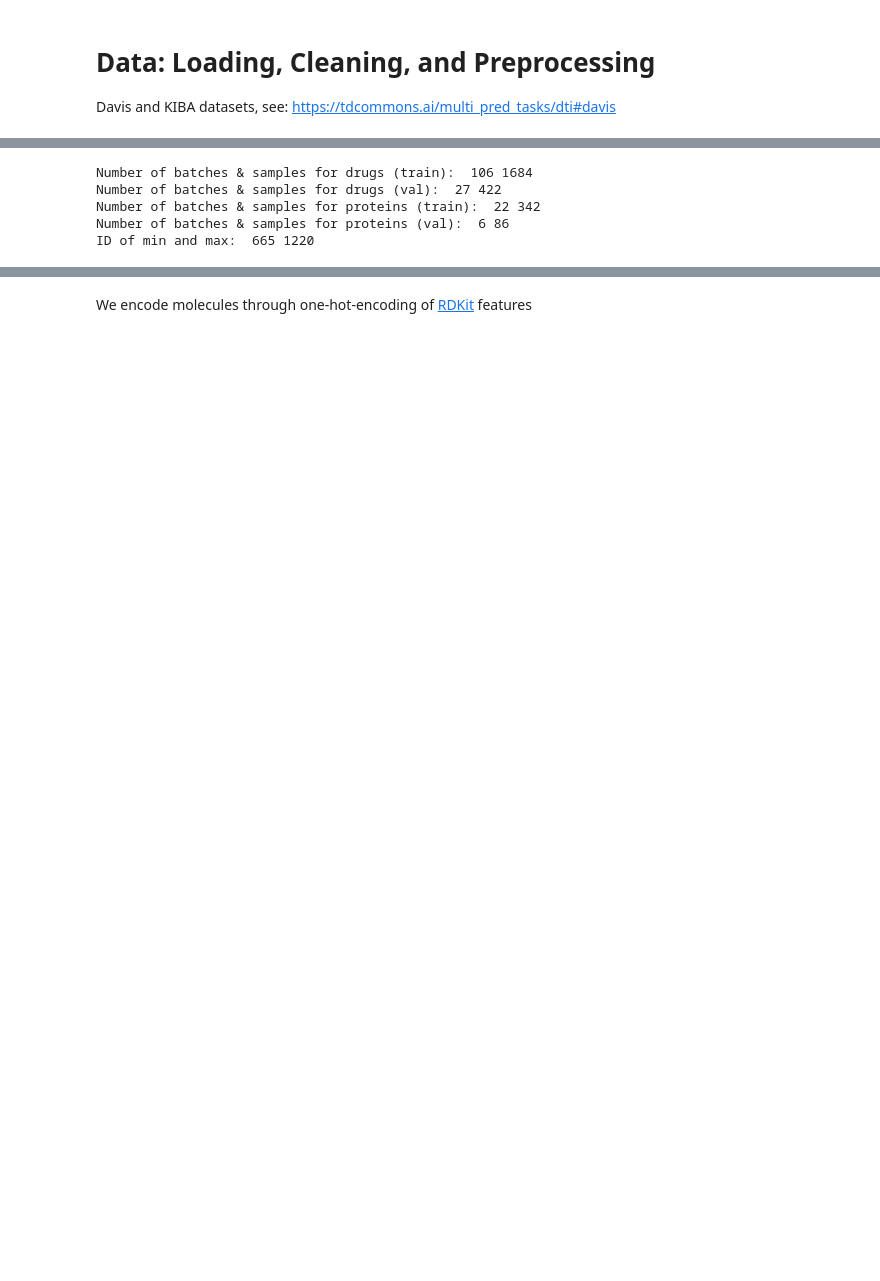
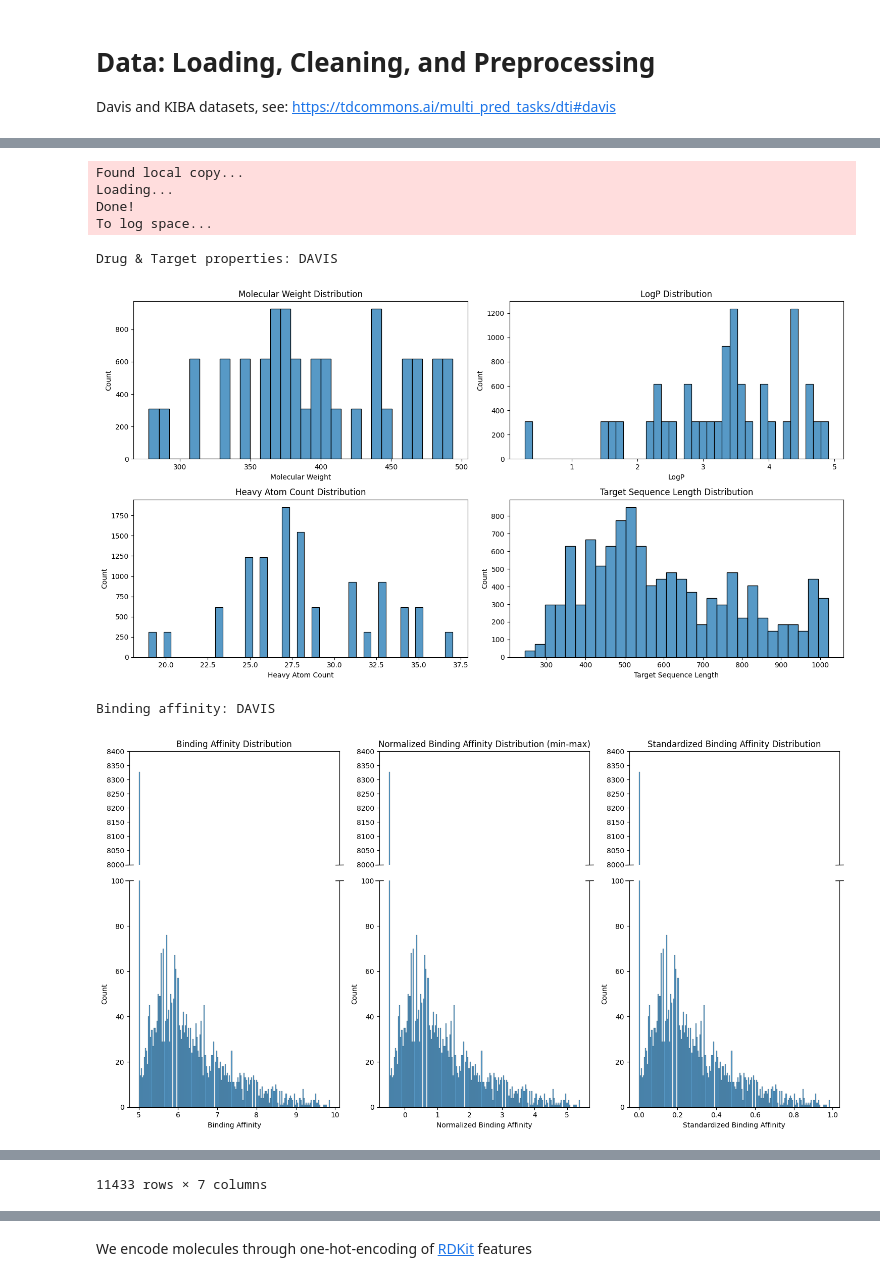
Before and after one commit to robsyc/biomed-multi-view-DTI-VAE, a Jupyter notebook: dti-vae/notebook.ipynb, the cells around one changed output, grey strips where cells are left out. Saved outputs shown, nothing was run; the diff lists cells and outputs as text; code cells hidden in the pictures; blank space fills up the shorter version.

Commit message:
Done with data filtering / split / viz

```diff
--- a/dti-vae/notebook.ipynb
+++ b/dti-vae/notebook.ipynb
@@ -181,28 +145,12 @@ memory usage: 10.8+ MB
-# %%
-from torch_geometric.data import DataLoader
-from sklearn.model_selection import train_test_split
-
-BATCHE_SIZE = 16
-
-# Split the dataset into train and validation sets
-drugs_train, drugs_val = train_test_split(drugs_filtered, test_size=0.2, random_state=42)
-proteins_train, proteins_val = train_test_split(proteins_filtered, test_size=0.2, random_state=42)
-
-# Create DataLoader objects for train and validation sets
-drugs_train_loader = DataLoader(drugs_train, batch_size=BATCHE_SIZE, shuffle=True)
-drugs_val_loader = DataLoader(drugs_val, batch_size=BATCHE_SIZE, shuffle=False)
-proteins_train_loader = DataLoader(proteins_train, batch_size=BATCHE_SIZE, shuffle=True)
-proteins_val_loader = DataLoader(proteins_val, batch_size=BATCHE_SIZE, shuffle=False)
-
-print("Number of batches & samples for drugs (train): ", len(drugs_train_loader), len(drugs_train_loader.dataset))
-print("Number of batches & samples for drugs (val): ", len(drugs_val_loader), len(drugs_val_loader.dataset))
-print("Number of batches & samples for proteins (train): ", len(proteins_train_loader), len(proteins_train_loader.dataset))
-print("Number of batches & samples for proteins (val): ", len(proteins_val_loader), len(proteins_val_loader.dataset))
-drug_lens = [(len(seq)) for seq in drugs_train_loader.dataset]
-print("ID of min and max: ", np.argmin(drug_lens), np.argmax(drug_lens))
-# %% [output]
-Number of batches & samples for drugs (train):  106 1684
-Number of batches & samples for drugs (val):  27 422
-Number of batches & samples for proteins (train):  22 342
-Number of batches & samples for proteins (val):  6 86
-ID of min and max:  665 1220
+# %%
+df_davis = explore_viz_split_dti_data('DAVIS')
+df_davis
+# %% [output]
+Found local copy...
+Loading...
+Done!
+To log space...
+Drug & Target properties: DAVIS
+[figure, added]
+Binding affinity: DAVIS
+[figure, added]
@@ -208,0 +169 @@ ID of min and max:  665 1220
+11433 rows × 7 columns
```
Also changed, not shown: parts of 11 cells of this notebook.
